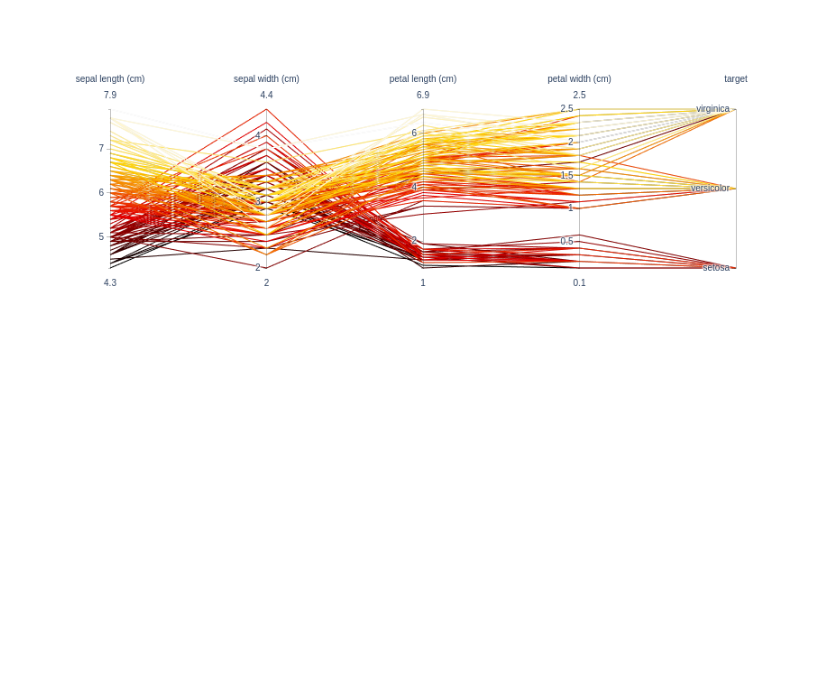
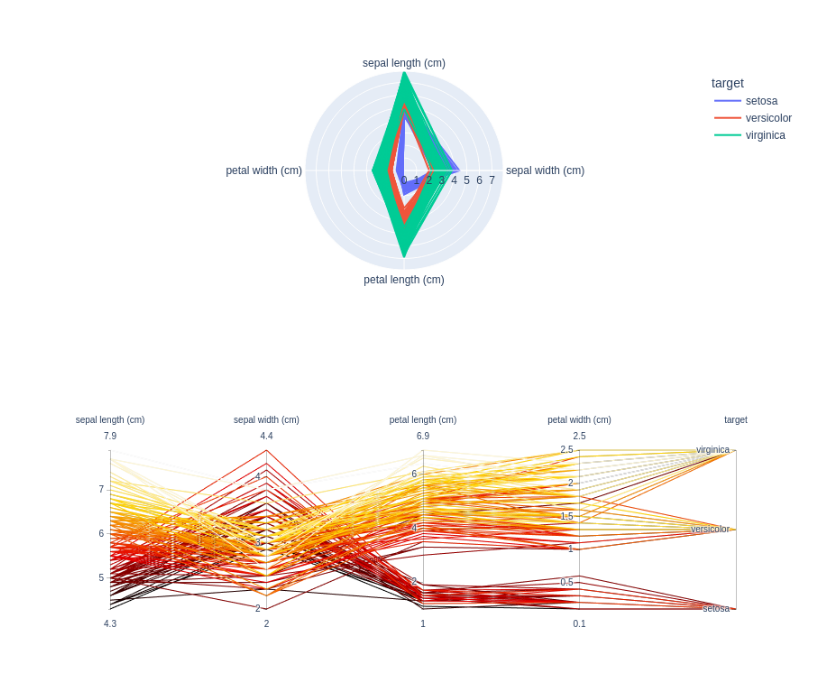
Before and after one commit to lcopey/dash_graph, a Jupyter notebook: dev.ipynb, the cells around one changed output. Saved outputs shown, nothing was run; the diff lists cells and outputs as text; code cells hidden in the pictures; blank space fills up the shorter version.

```diff
--- a/dev.ipynb
+++ b/dev.ipynb
@@ -43,3 +90,42 @@ def parallel(dataframe: pd.DataFrame,
+# %%
+def radar_chart(
+    dataframe: pd.DataFrame,
+    dimensions: List[str],
+    color: str | None = None,
+    color_continuous_scale: str | None = None,
+):
+    if color:
+        id_vars = ["index", color]
+    else:
+        id_vars = "index"
+
+    dataframe = dataframe.copy()
+    dataframe = (
+        dataframe.rename_axis("index")
+        .reset_index()
+        .melt(id_vars=id_vars, value_vars=dimensions)
+    )
+    return px.line_polar(
+        dataframe,
+        r="value",
+        theta="variable",
+        line_group="index",
+        line_close=True,
+        color=color,
+    )
+# %%
+radar_chart(
+    data,
+    [
+        "sepal length (cm)",
+        "sepal width (cm)",
+        "petal length (cm)",
+        "petal width (cm)",
+    ],
+    color="target",
+)
+# %% [output]
+[figure, added]
 # %%
 parallel(
     data,
```
Also changed, not shown: parts of 5 cells of this notebook, 4 other files.
